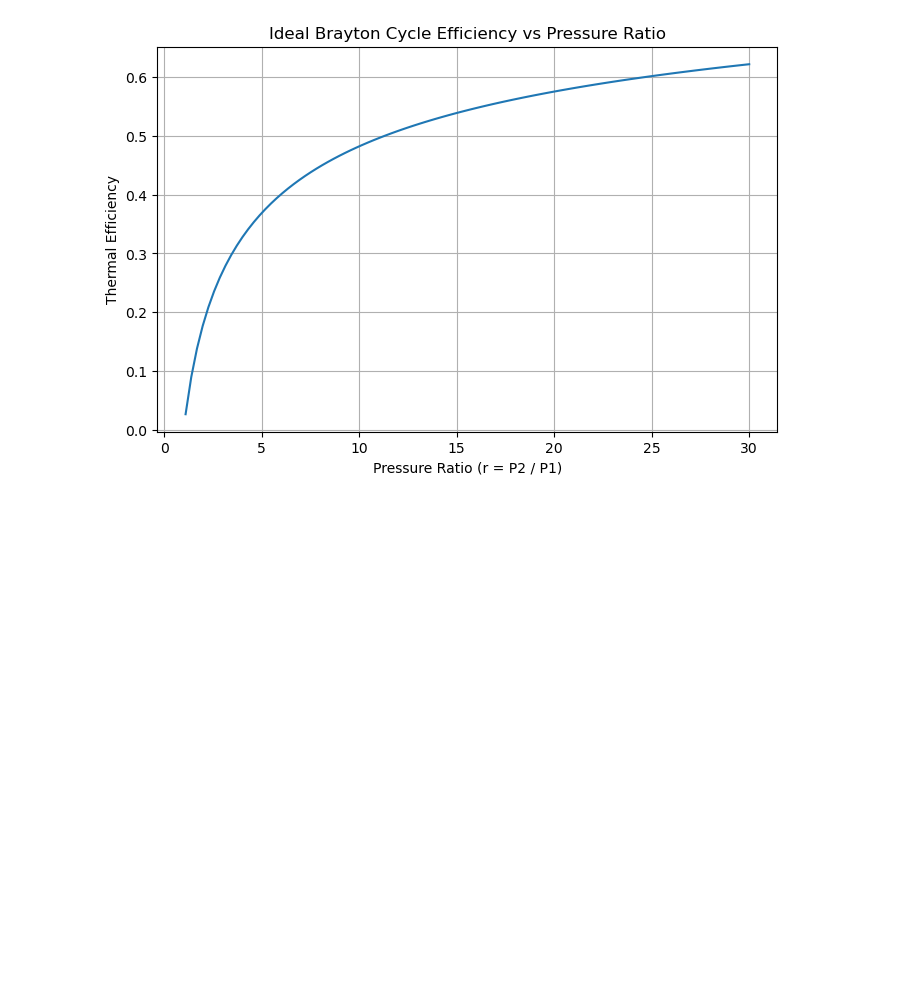
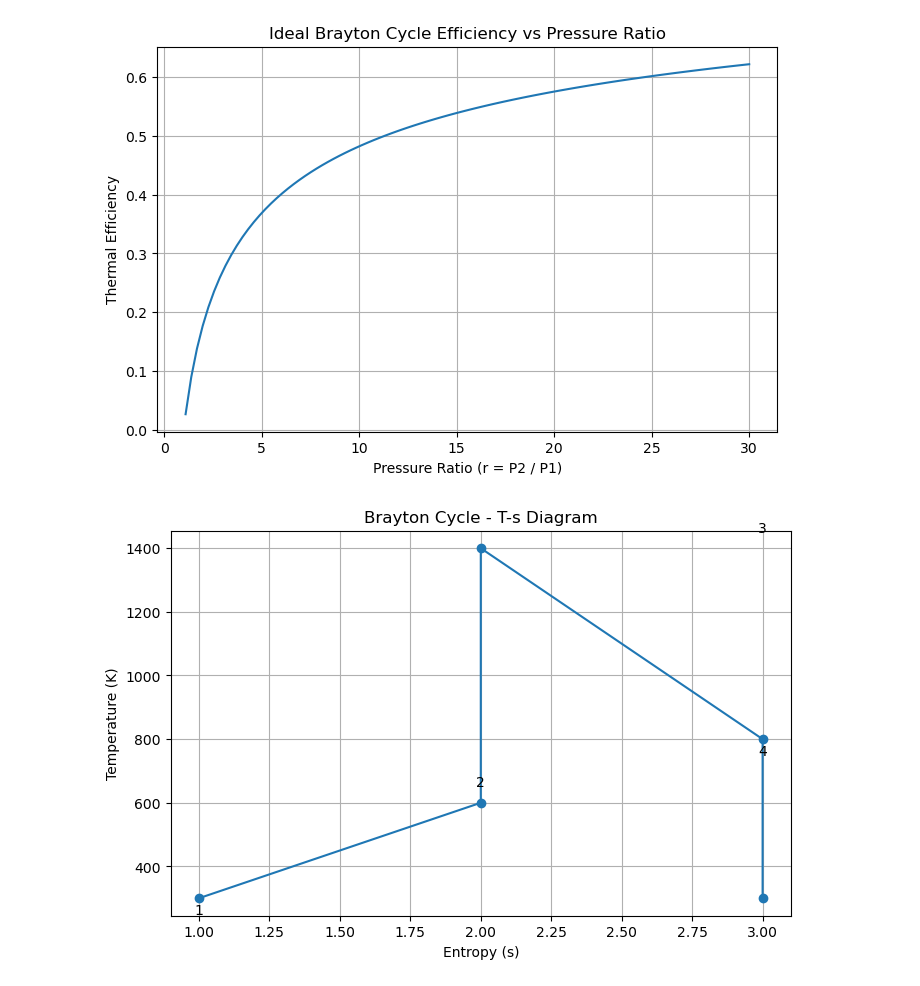
Before and after one commit to j85liu/aerospace, a Jupyter notebook: aerodynamics.ipynb, the cells around one changed output. Drawn from its saved outputs; the diff is of its cells as text; code cells hidden in the pictures; blank space fills up the shorter version.

```diff
--- a/aerodynamics.ipynb
+++ b/aerodynamics.ipynb
@@ -268,3 +268,25 @@ plt.grid(True)
 plt.show()
 # %% [output]
 [figure]
+# %%
+# Jupyter Cell 2: T-s diagram (qualitative)
+
+T1, T2, T3, T4 = 300, 600, 1400, 800  # K
+s = [1, 2, 3, 4]
+
+T = [T1, T2, T3, T4, T1]
+S = [s[0], s[1], s[1], s[2], s[2]]
+
+plt.figure(figsize=(8, 5))
+plt.plot(S, T, marker='o')
+plt.xlabel("Entropy (s)")
+plt.ylabel("Temperature (K)")
+plt.title("Brayton Cycle - T-s Diagram")
+plt.text(s[0], T1 - 50, "1", ha='center')
+plt.text(s[1], T2 + 50, "2", ha='center')
+plt.text(s[2], T3 + 50, "3", ha='center')
+plt.text(s[2], T4 - 50, "4", ha='center')
+plt.grid(True)
+plt.show()
+# %% [output]
+[figure, added]
```
Also changed, not shown: parts of 1 cell of this notebook.
